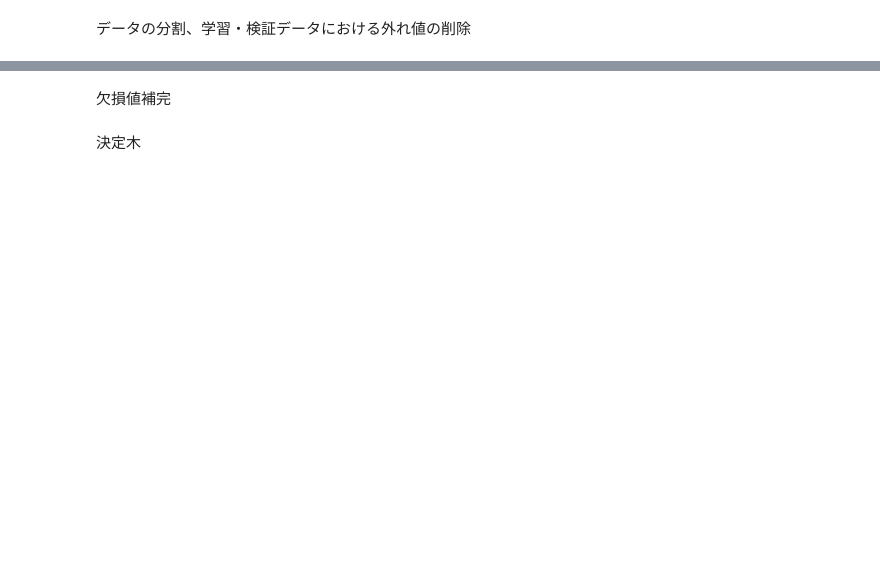
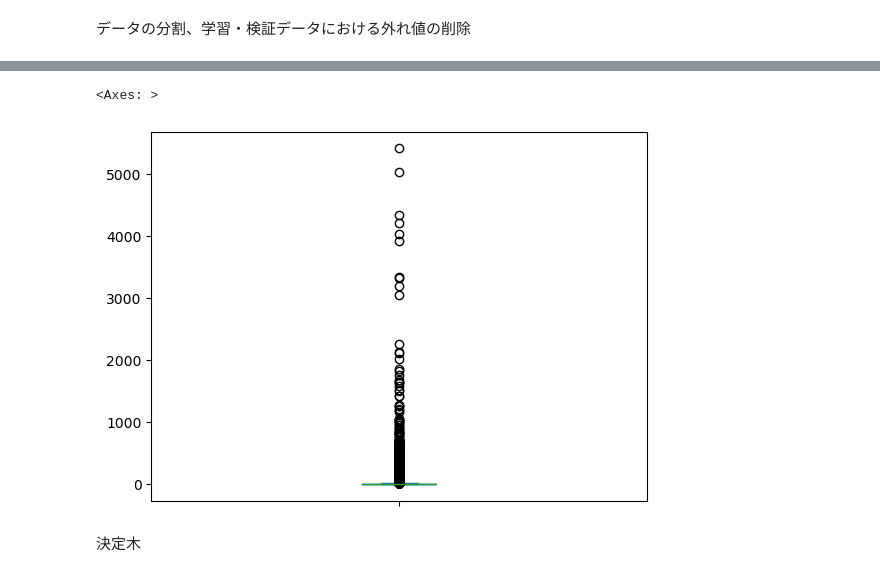
Before and after one commit to Udon-datascience/Python_machine_learning_study_log, a Jupyter notebook: study_based_on_textbook/learning_analysis_17(11章、欠損値をリッジ回帰で補完).ipynb, the cells around one changed output, grey strips where cells are left out. Drawn from its saved outputs; the diff is of its cells as text; code cells hidden in the pictures; blank space fills up the shorter version.

```diff
--- a/study_based_on_textbook/learning_analysis_17(11章、欠損値をリッジ回帰で補完).ipynb
+++ b/study_based_on_textbook/learning_analysis_17(11章、欠損値をリッジ回帰で補完).ipynb
@@ -47,0 +107,10 @@ df2=df2.drop('id',axis=1)
+# %%
+#完成したリッジ回帰モデルで欠損値補完
+final_ridgeModel=Ridge(alpha=(best_alpha/100))
+final_ridgeModel.fit(train[x_ridge_cols],train[y_ridge_cols])
+ex_y=final_ridgeModel.predict(df4[x_ridge_cols])
+df4['duration']=ex_y
+print(f'durationの予測値は{ex_y}')
+
+#欠損値を補完した train_val3 を学習データとして使用する。
+train_val3=pd.concat([df3,df4],axis=0)
@@ -50,9 +127,8 @@ df2=df2.drop('id',axis=1)
 # %%
 #x,y列の指定
 y_cols=['y']
-x_cols=[c for c in df2.columns if c!='y']
+x_cols=[c for c in train_val3.columns if c!='y']
 
 #訓練&検証データとテストデータに分割
-train_val,test = train_test_split(df2,test_size=0.1,random_state=9)
-train_val.head()
+train_val,test = train_test_split(train_val3,test_size=0.1,random_state=0)
 # %%
@@ -78,10 +175,13 @@ dis.plot(kind="box")
 # %%
 #外れ値の削除
 no=dis[dis>12000].index
-train_val2 = train_val.drop(no)
+train_val = train_val.drop(no)
 
-num_train_val2=train_val2[num_train_val_name]
-mcd2.fit(num_train_val2)
-dis2 =mcd2.mahalanobis(num_train_val2)
+num_train_val=train_val[num_train_val_name]
+mcd2.fit(num_train_val)
+dis2 =mcd2.mahalanobis(num_train_val)
 dis2=pd.Series(dis2)
 dis2.plot(kind="box")
+# %% [output]
+<Axes: >
+[figure, added]
@@ -93,2 +187,0 @@ x_train,x_val,y_train,y_val = train_test_split(train_val2[x_cols],train_val2[y_c
-# %% [markdown]
-欠損値補完
```
Also changed, not shown: parts of 14 cells of this notebook.
